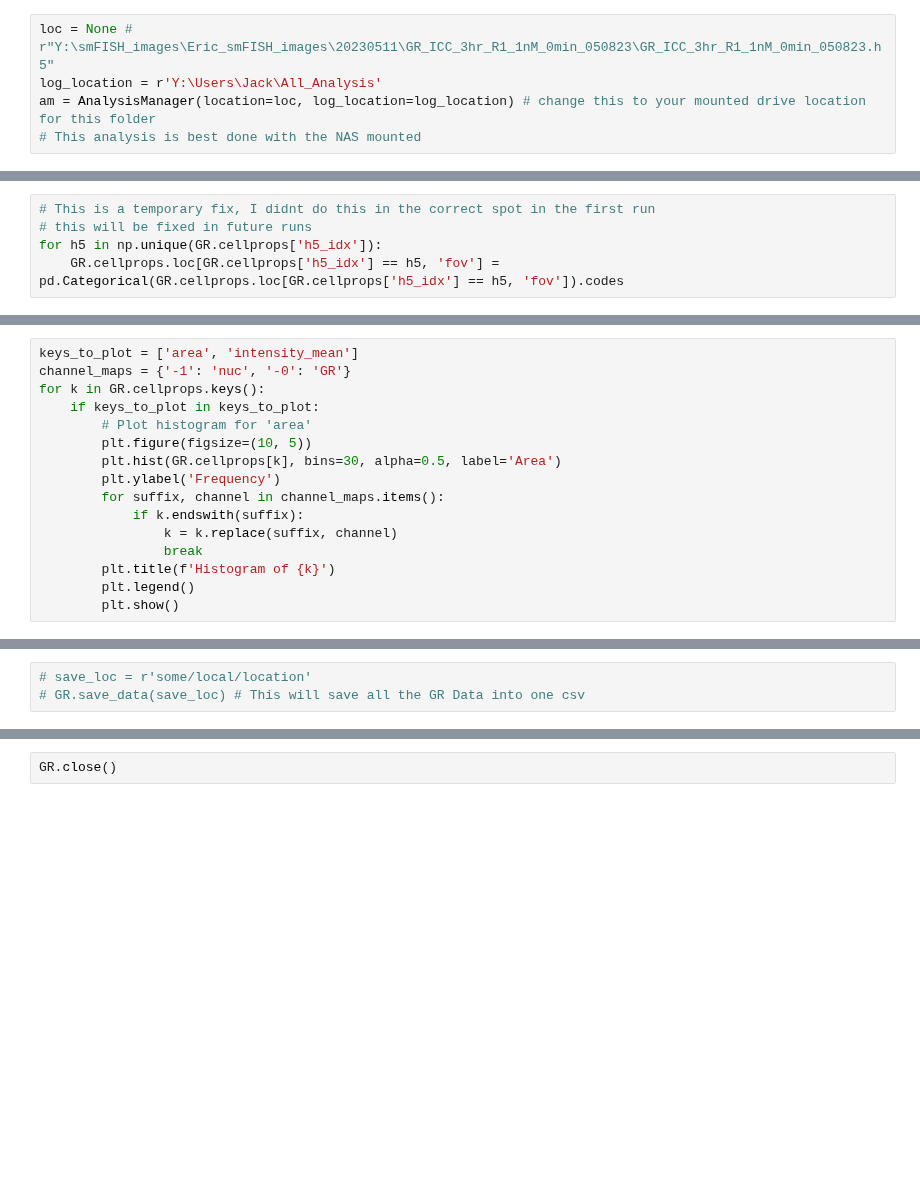
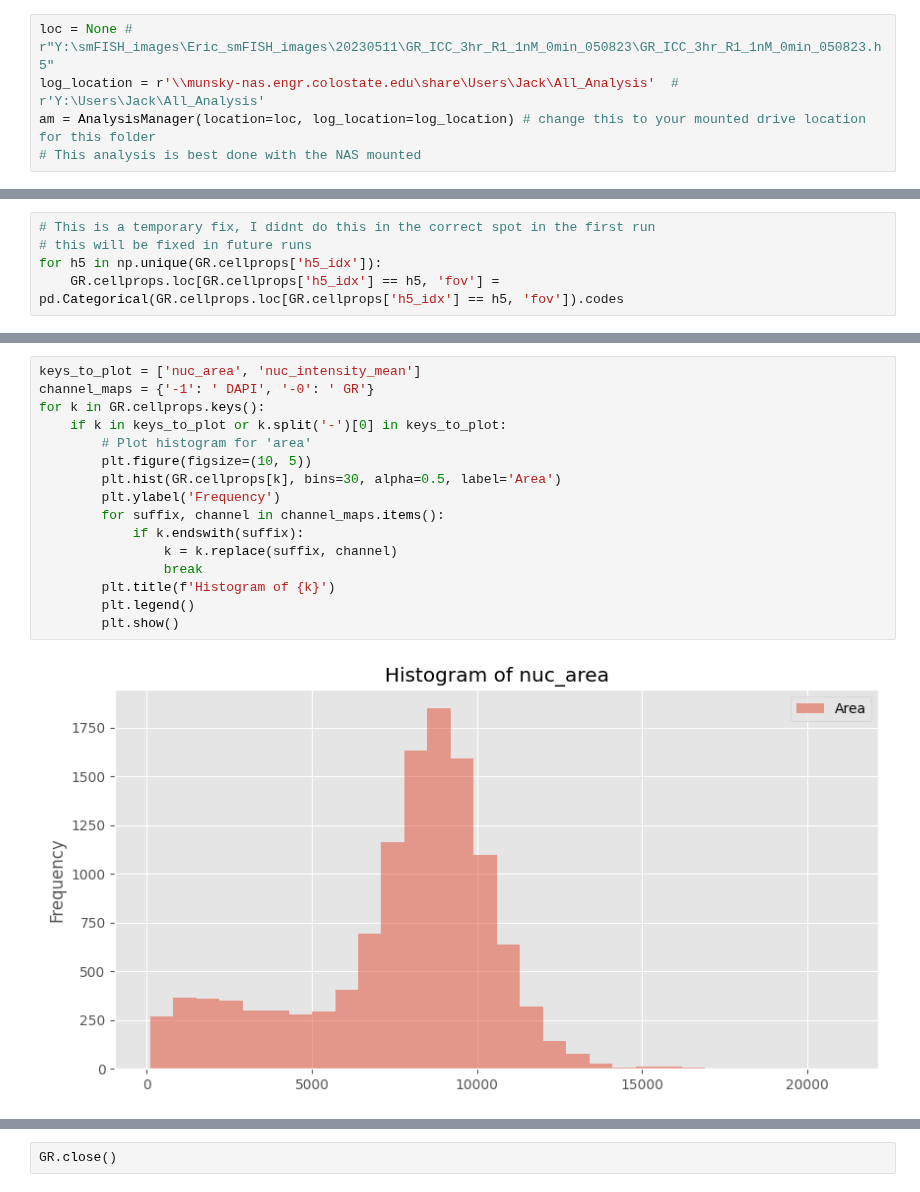
Before and after one commit to Formanj-0/AngelFISH, a Jupyter notebook: Publications/Ron_2024/GR_Confimation.ipynb, the cells around one changed output, grey strips where cells are left out. Saved outputs shown, nothing was run; the diff lists cells and outputs as text; blank space fills up the shorter version.

```diff
--- a/Publications/Ron_2024/GR_Confimation.ipynb
+++ b/Publications/Ron_2024/GR_Confimation.ipynb
@@ -25,7 +27,7 @@ from src.Analysis import Analysis, AnalysisManager, GR_Confirmation, SpotDetecti
 Loads in the data from specified location
 # %%
 loc = None # r"Y:\smFISH_images\Eric_smFISH_images\20230511\GR_ICC_3hr_R1_1nM_0min_050823\GR_ICC_3hr_R1_1nM_0min_050823.h5"
-log_location = r'Y:\Users\Jack\All_Analysis'
+log_location = r'\\munsky-nas.engr.colostate.edu\share\Users\Jack\All_Analysis'  # r'Y:\Users\Jack\All_Analysis'
 am = AnalysisManager(location=loc, log_location=log_location) # change this to your mounted drive location for this folder
 # This analysis is best done with the NAS mounted
 # %%
@@ -59,16 +125,18 @@ GR.cellprops
 # %%
-keys_to_plot = ['area', 'intensity_mean']
-channel_maps = {'-1': 'nuc', '-0': 'GR'}
+keys_to_plot = ['nuc_area', 'nuc_intensity_mean']
+channel_maps = {'-1': ' DAPI', '-0': ' GR'}
 for k in GR.cellprops.keys():
-    if keys_to_plot in keys_to_plot:
+    if k in keys_to_plot or k.split('-')[0] in keys_to_plot:
         # Plot histogram for 'area'
         plt.figure(figsize=(10, 5))
         plt.hist(GR.cellprops[k], bins=30, alpha=0.5, label='Area')
         plt.ylabel('Frequency')
         for suffix, channel in channel_maps.items():
             if k.endswith(suffix):
                 k = k.replace(suffix, channel)
                 break
         plt.title(f'Histogram of {k}')
         plt.legend()
         plt.show()
+# %% [output]
+[figure, added]
@@ -75,3 +144,0 @@ for k in GR.cellprops.keys():
-# %%
-# save_loc = r'some/local/location'
-# GR.save_data(save_loc) # This will save all the GR Data into one csv
```
Also changed, not shown: parts of 8 cells of this notebook, 1 other file.
